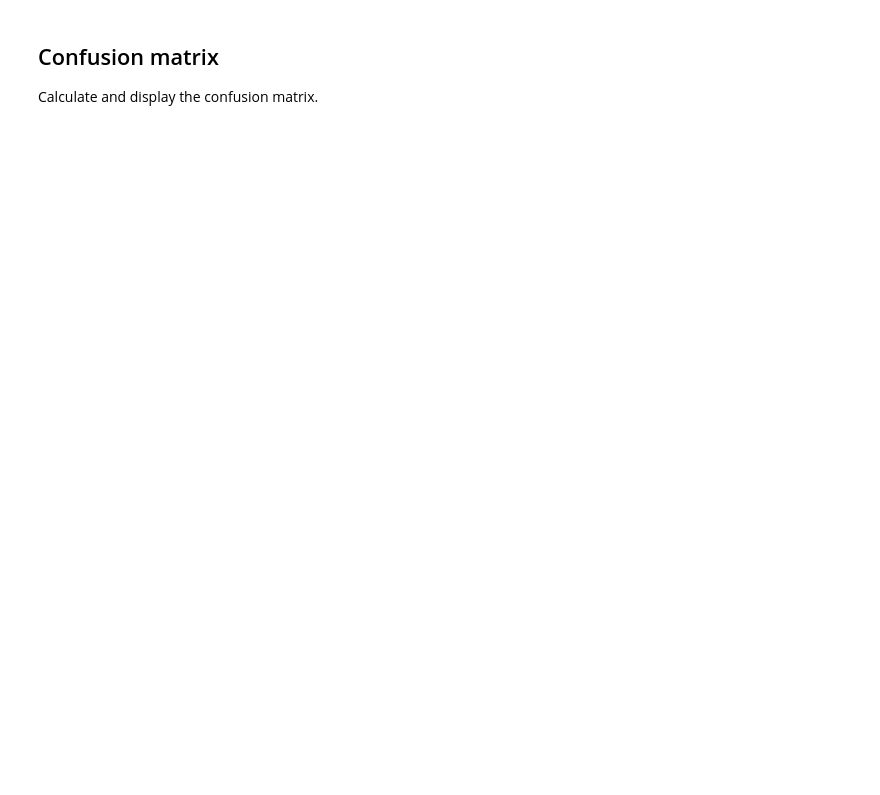
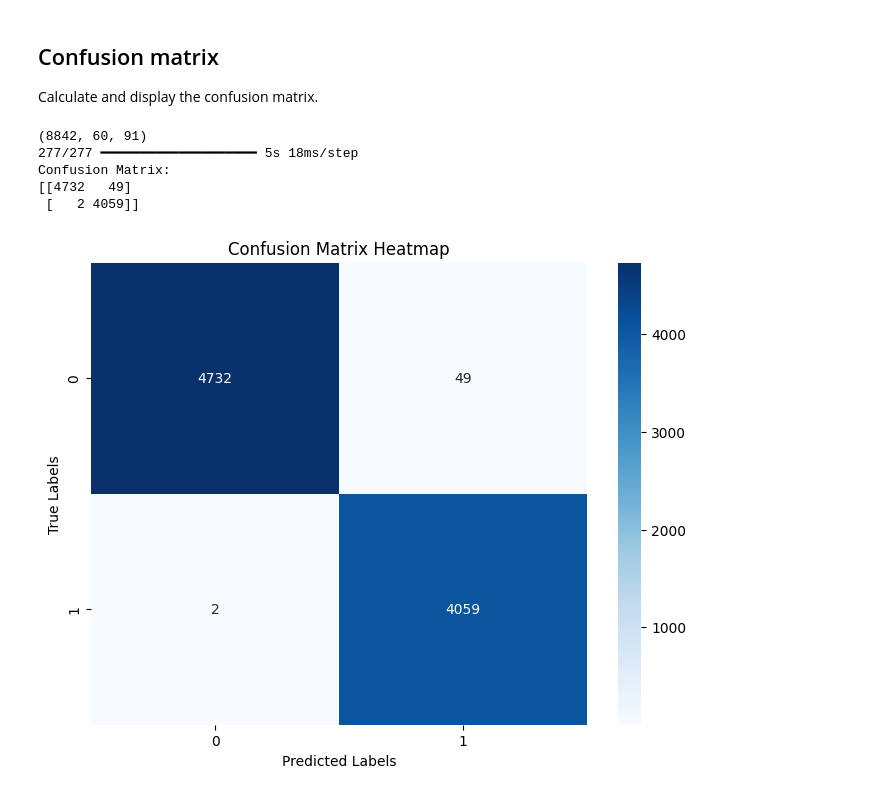
Before and after one commit to ramisa7/Deep-Learning, a Jupyter notebook: Ramisa_09_Author_classification_assessment.ipynb, the cells around one changed output. Drawn from its saved outputs; the diff is of its cells as text; code cells hidden in the pictures; blank space fills up the shorter version.

```diff
--- a/Ramisa_09_Author_classification_assessment.ipynb
+++ b/Ramisa_09_Author_classification_assessment.ipynb
@@ -155,6 +134,19 @@ NameError: name 'X' is not defined
 # %% [markdown]
 ## Model definition
 Define a 1D CNN or an LSTM for the task. Compile the model with the correct loss function.
+# %%
+model = Sequential([
+    LSTM(128, input_shape=(sequence_length, X.shape[2])),
+    Dense(1, activation='sigmoid')
+])
+
+model.compile(loss='binary_crossentropy', optimizer='adam', metrics=['accuracy'])
 # %% [markdown]
 ## Model training
 Train the model and apply early stopping.
+# %%
+from tensorflow.keras.callbacks import EarlyStopping
+
+early_stopping = EarlyStopping(patience=3, monitor='val_loss')
+
+history = model.fit(X_train, y_train, epochs=20, batch_size=64, validation_data=(X_val, y_val), callbacks=[early_stopping])
@@ -164,3 +179,39 @@ Evaluate the model on the test data in terms of loss and accuracy.
 # %% [markdown]
 ## Confusion matrix
 Calculate and display the confusion matrix.
+# %%
+from sklearn.metrics import confusion_matrix
+
+print( X_test.shape)
+
+y_pred = model.predict(X_test)
+y_pred_classes = (y_pred > 0.5).astype('int')
+
+cm = confusion_matrix(y_test, y_pred_classes)
+print("Confusion Matrix:")
+print(cm)
+# %% [output]
+(8842, 60, 91)
+277/277 ━━━━━━━━━━━━━━━━━━━━ 5s 18ms/step
+Confusion Matrix:
+[[4732   49]
+ [   2 4059]]
+# %%
+import seaborn as sns
+import matplotlib.pyplot as plt
+
+# Create a figure and axis
+fig, ax = plt.subplots(figsize=(8, 6))
+
+# Create the heatmap
+sns.heatmap(cm, annot=True, cmap='Blues', fmt='d', ax=ax)
+
+# Set labels, title, and axis ticks
+ax.set_xlabel('Predicted Labels')
+ax.set_ylabel('True Labels')
+ax.set_title('Confusion Matrix Heatmap')
+
+# Show the plot
+plt.show()
+# %% [output]
+[figure, added]
```
Also changed, not shown: parts of 5 cells of this notebook.
